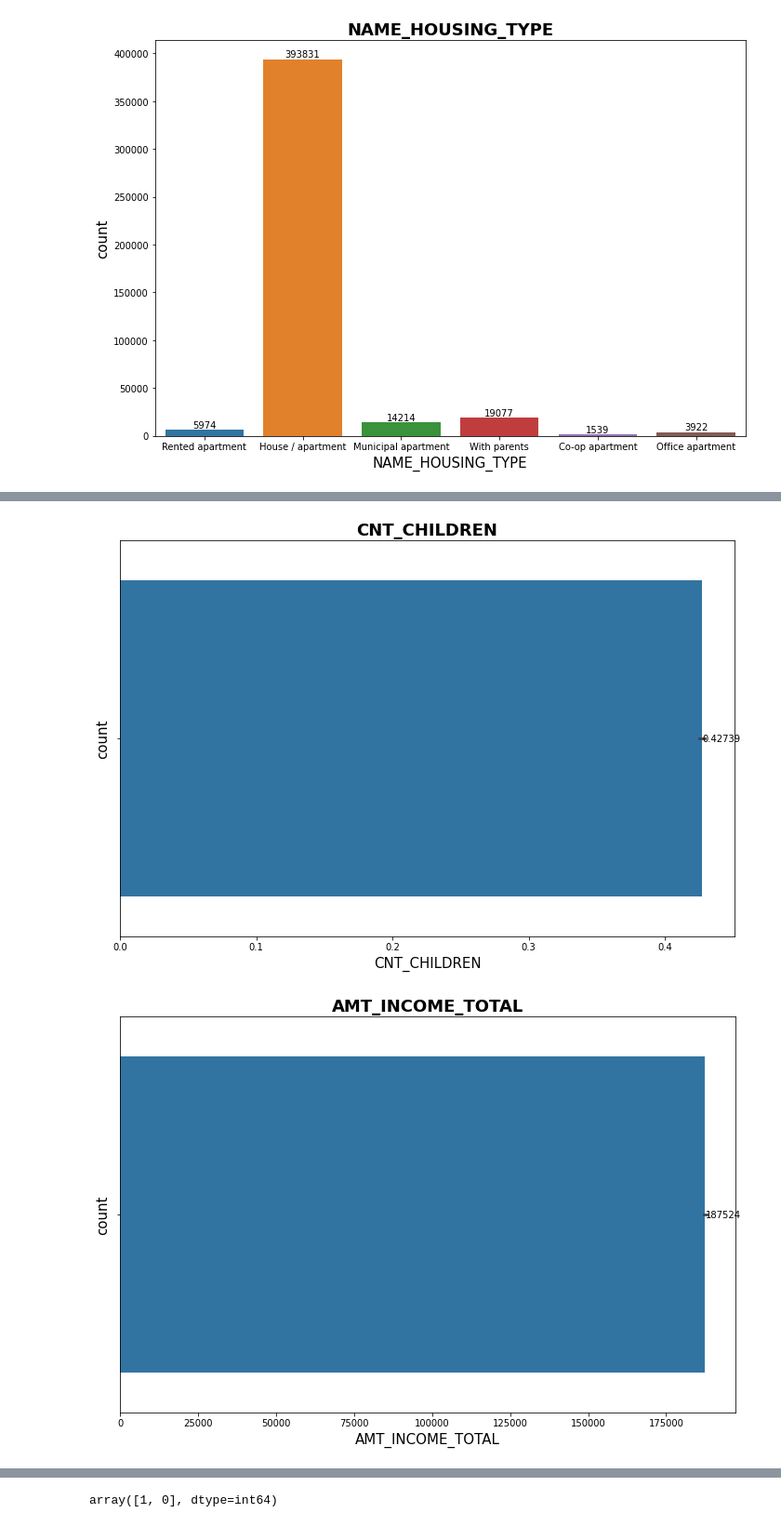
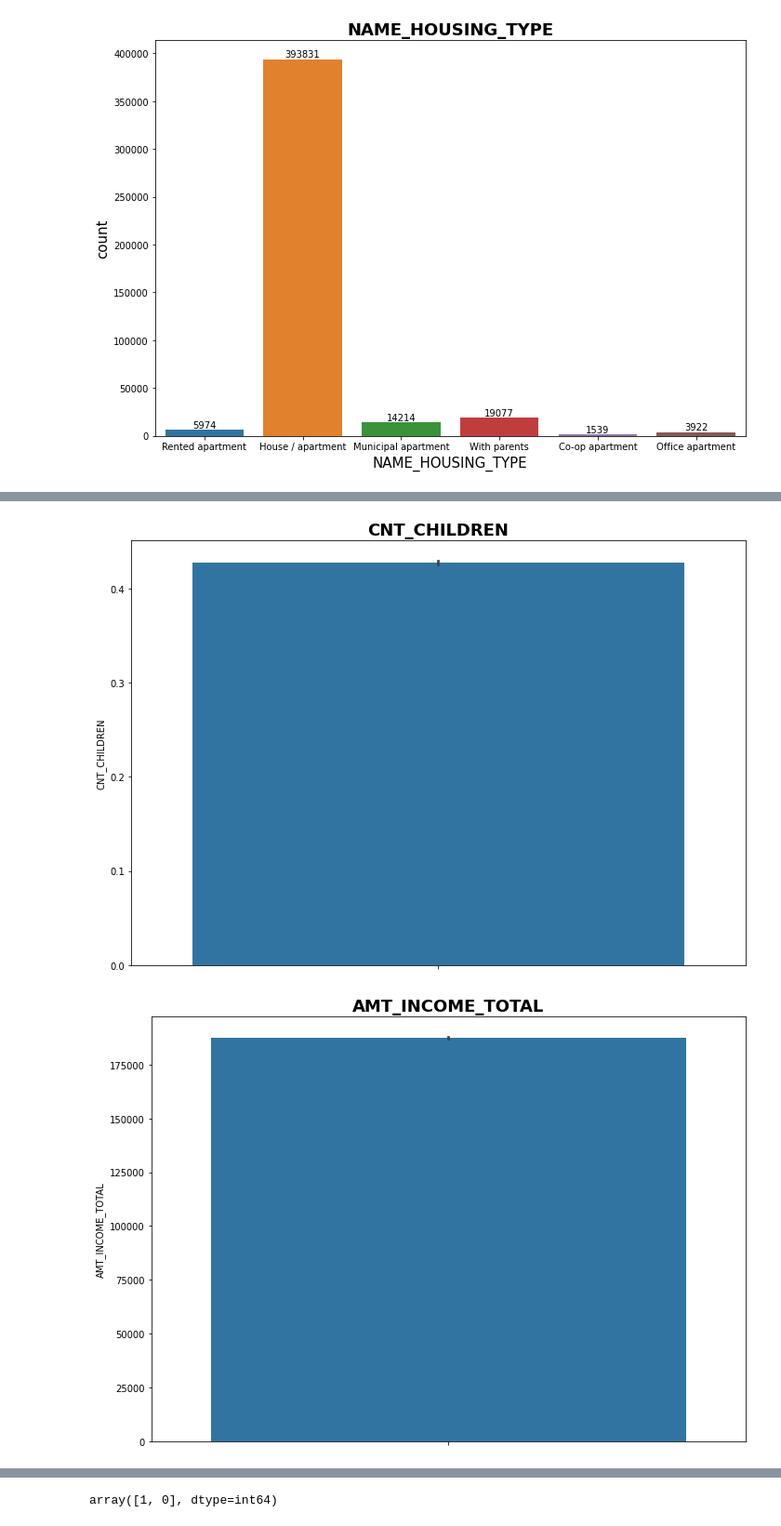
Before and after one commit to Davoodshahabi/Credit-Risk, a Jupyter notebook: credit_score_1.ipynb, the cells around one changed output, grey strips where cells are left out. Shown at 93% size. Saved outputs shown, nothing was run; the diff lists cells and outputs as text; code cells hidden in the pictures.

```diff
--- a/credit_score_1.ipynb
+++ b/credit_score_1.ipynb
@@ -126,14 +131,14 @@ app_rec.describe().T
 # %%
-for var in ['CNT_CHILDREN',  'AMT_INCOME_TOTAL', 'DAYS_BIRTH',  'DAYS_EMPLOYED']:
+for var in ['CNT_CHILDREN',  'AMT_INCOME_TOTAL',  'DAYS_EMPLOYED']:
     # countplt, ax = plt.subplots(figsize = (10,7))
     plt.rcParams["figure.figsize"] = [10, 7]
-    plt.rcParams["figure.autolayout"] = True
-    ax = sns.barplot(x =var, data = app_rec)
+    # plt.rcParams["figure.autolayout"] = True
+    ax =  sns.barplot(y=var, data = app_rec)
     ax.set_title(var,fontsize = 18, fontweight='bold' )
-    ax.bar_label(ax.containers[0])
-    ax.set_xlabel(var, fontsize = 15)
-    ax.set_ylabel('count', fontsize = 15)
+    # ax.bar_label(ax.containers[0])
+    # ax.set_xlabel(var, fontsize = 15)
+    # ax.set_ylabel('count', fontsize = 15)
     plt.show()
 # %% [output]
-[figure, old version]
+[figure, new version]
-[figure, old version]
+[figure, new version]
```
Also changed, not shown: parts of 4 cells of this notebook.
